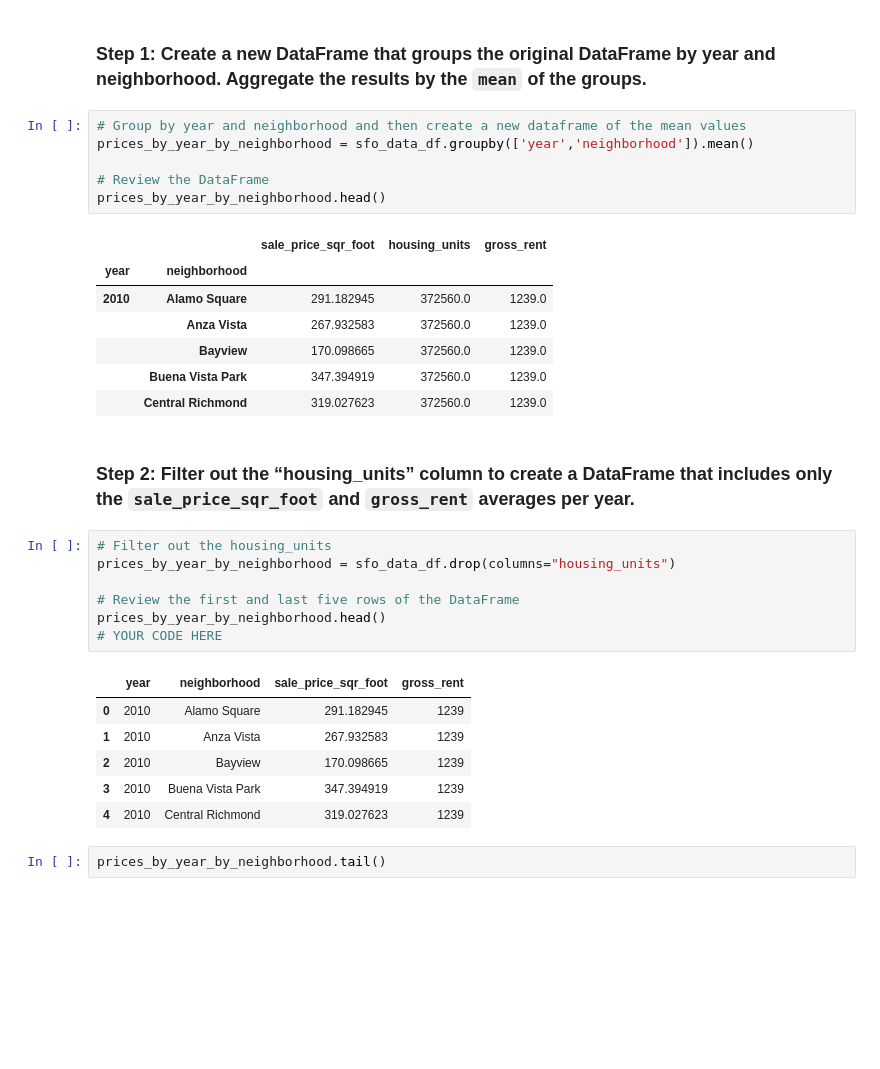
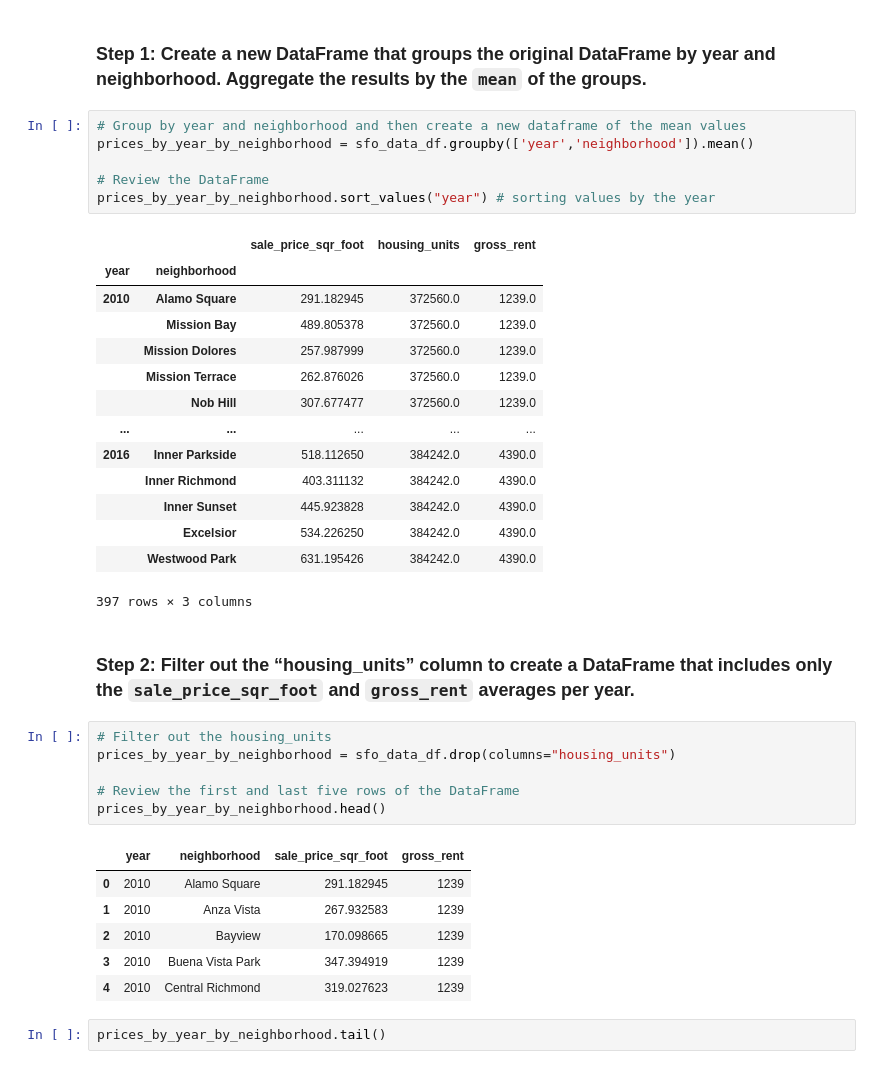
Before and after one commit to nustalgic/Module-6-Challenge, a Jupyter notebook: Starter_Code/san_francisco_housing.ipynb, the cells around one changed output. Cells and saved outputs as stored; diff of their text form; blank space fills up the shorter version.

```diff
--- a/Starter_Code/san_francisco_housing.ipynb
+++ b/Starter_Code/san_francisco_housing.ipynb
@@ -314,17 +319,24 @@ For this part of the assignment, use interactive visualizations and widgets to e
 # %%
 # Group by year and neighborhood and then create a new dataframe of the mean values
 prices_by_year_by_neighborhood = sfo_data_df.groupby(['year','neighborhood']).mean()
 
 # Review the DataFrame
-prices_by_year_by_neighborhood.head()
+prices_by_year_by_neighborhood.sort_values("year") # sorting values by the year
 # %% [output]
 |  |  | sale_price_sqr_foot | housing_units | gross_rent |
 | year | neighborhood |  |  |  |
 | 2010 | Alamo Square | 291.182945 | 372560.0 | 1239.0 |
-|  | Anza Vista | 267.932583 | 372560.0 | 1239.0 |
-|  | Bayview | 170.098665 | 372560.0 | 1239.0 |
-|  | Buena Vista Park | 347.394919 | 372560.0 | 1239.0 |
-|  | Central Richmond | 319.027623 | 372560.0 | 1239.0 |
+|  | Mission Bay | 489.805378 | 372560.0 | 1239.0 |
+|  | Mission Dolores | 257.987999 | 372560.0 | 1239.0 |
+|  | Mission Terrace | 262.876026 | 372560.0 | 1239.0 |
+|  | Nob Hill | 307.677477 | 372560.0 | 1239.0 |
+| ... | ... | ... | ... | ... |
+| 2016 | Inner Parkside | 518.112650 | 384242.0 | 4390.0 |
+|  | Inner Richmond | 403.311132 | 384242.0 | 4390.0 |
+|  | Inner Sunset | 445.923828 | 384242.0 | 4390.0 |
+|  | Excelsior | 534.226250 | 384242.0 | 4390.0 |
+|  | Westwood Park | 631.195426 | 384242.0 | 4390.0 |
+397 rows × 3 columns
 # %% [markdown]
 ### Step 2: Filter out the “housing_units” column to create a DataFrame that includes only the `sale_price_sqr_foot` and `gross_rent` averages per year.
 # %%
@@ -333,7 +345,6 @@ prices_by_year_by_neighborhood = sfo_data_df.drop(columns="housing_units")
 
 # Review the first and last five rows of the DataFrame
 prices_by_year_by_neighborhood.head()
-# YOUR CODE HERE
 # %% [output]
 |  | year | neighborhood | sale_price_sqr_foot | gross_rent |
 | 0 | 2010 | Alamo Square | 291.182945 | 1239 |
```
Also changed, not shown: parts of 18 cells of this notebook.
